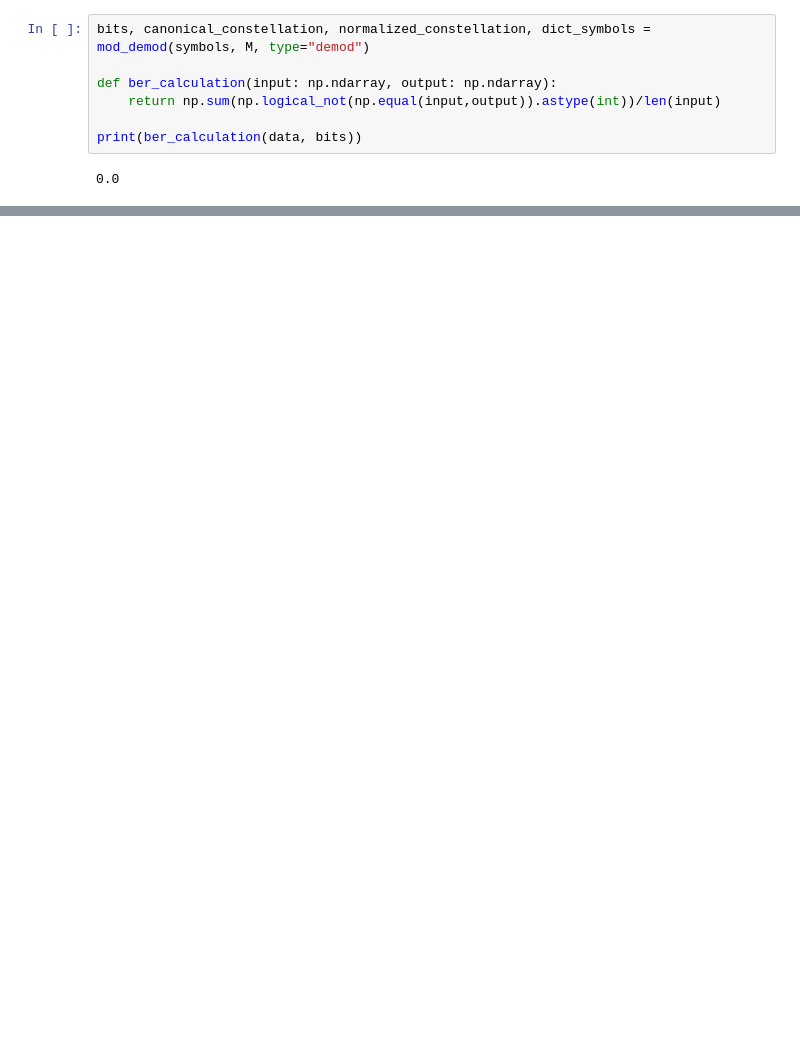
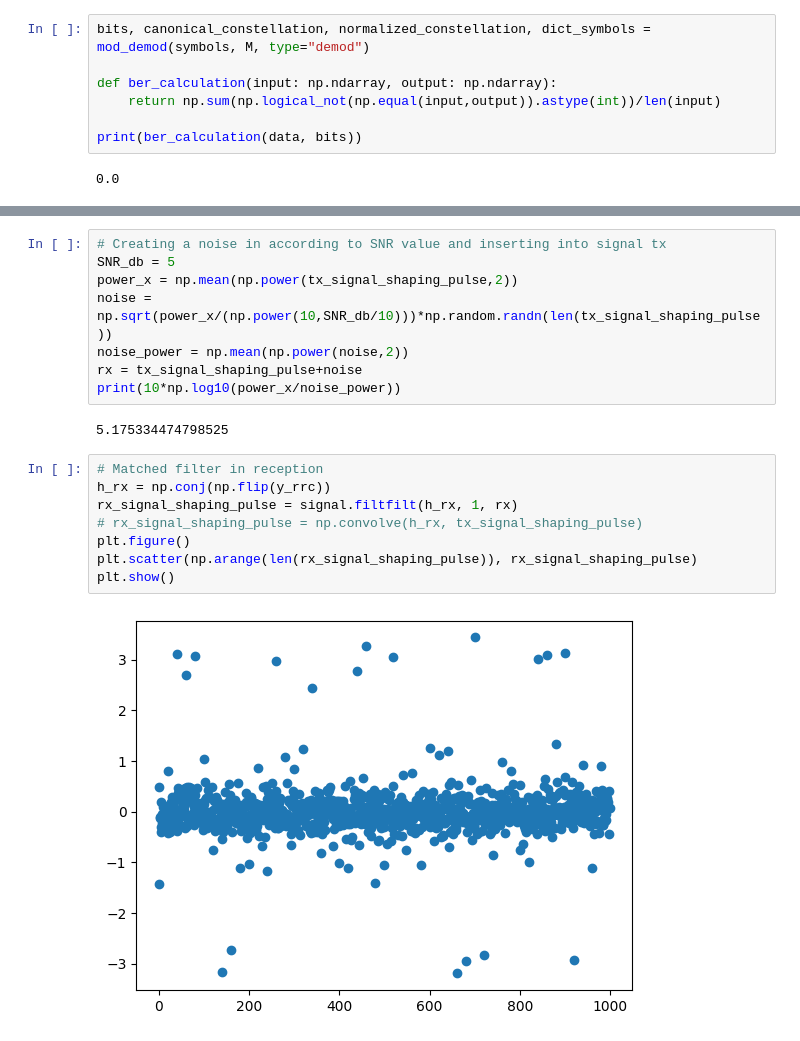
Before and after one commit to cleversonahum/digital_transmission_codes, a Jupyter notebook: codes/pam_transmission.ipynb, the cells around one changed output, grey strips where cells are left out. Drawn from its saved outputs; the diff is of its cells as text; blank space fills up the shorter version.

```diff
--- a/codes/pam_transmission.ipynb
+++ b/codes/pam_transmission.ipynb
@@ -54,0 +104,20 @@ print(ber_calculation(data, bits))
+# %%
+# Creating a noise in according to SNR value and inserting into signal tx
+SNR_db = 5
+power_x = np.mean(np.power(tx_signal_shaping_pulse,2))
+noise = np.sqrt(power_x/(np.power(10,SNR_db/10)))*np.random.randn(len(tx_signal_shaping_pulse))
+noise_power = np.mean(np.power(noise,2))
+rx = tx_signal_shaping_pulse+noise
+print(10*np.log10(power_x/noise_power))
+# %% [output]
+5.175334474798525
+# %%
+# Matched filter in reception
+h_rx = np.conj(np.flip(y_rrc))
+rx_signal_shaping_pulse = signal.filtfilt(h_rx, 1, rx)
+# rx_signal_shaping_pulse = np.convolve(h_rx, tx_signal_shaping_pulse)
+plt.figure()
+plt.scatter(np.arange(len(rx_signal_shaping_pulse)), rx_signal_shaping_pulse)
+plt.show()
+# %% [output]
+[figure, added]
```
Also changed, not shown: parts of 8 cells of this notebook, 2 other files.
